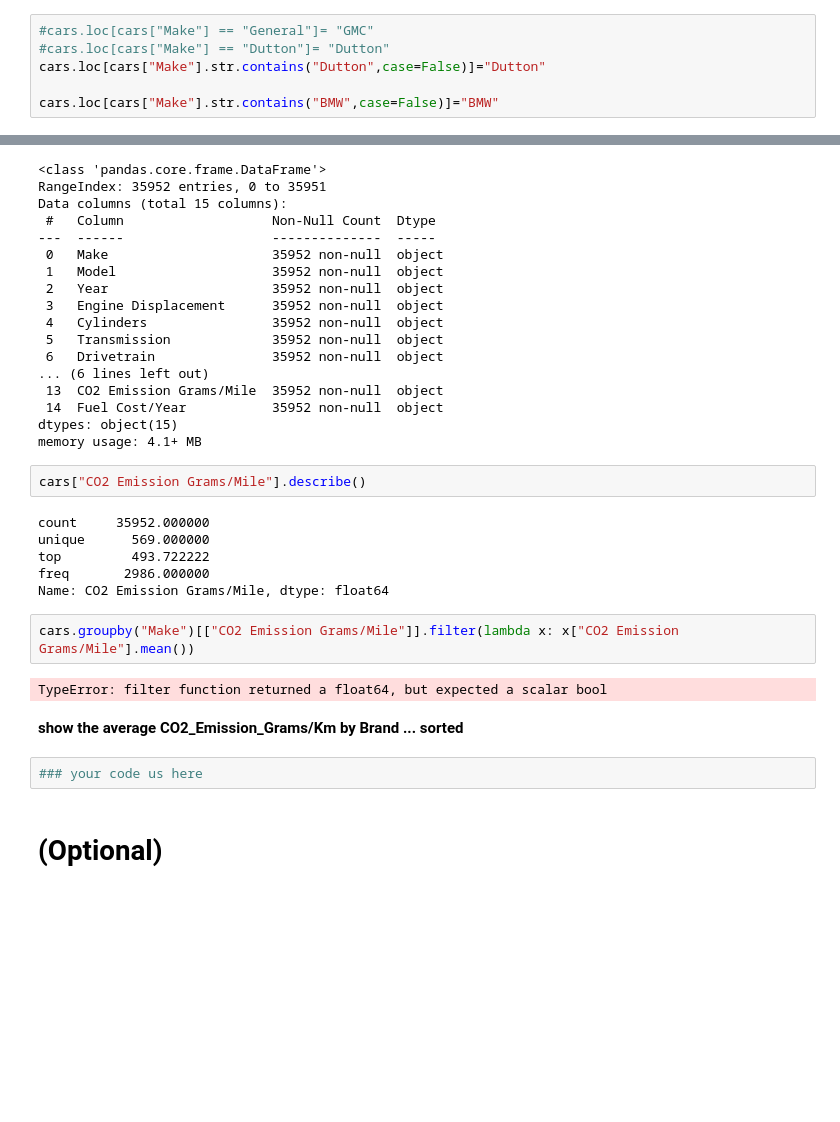
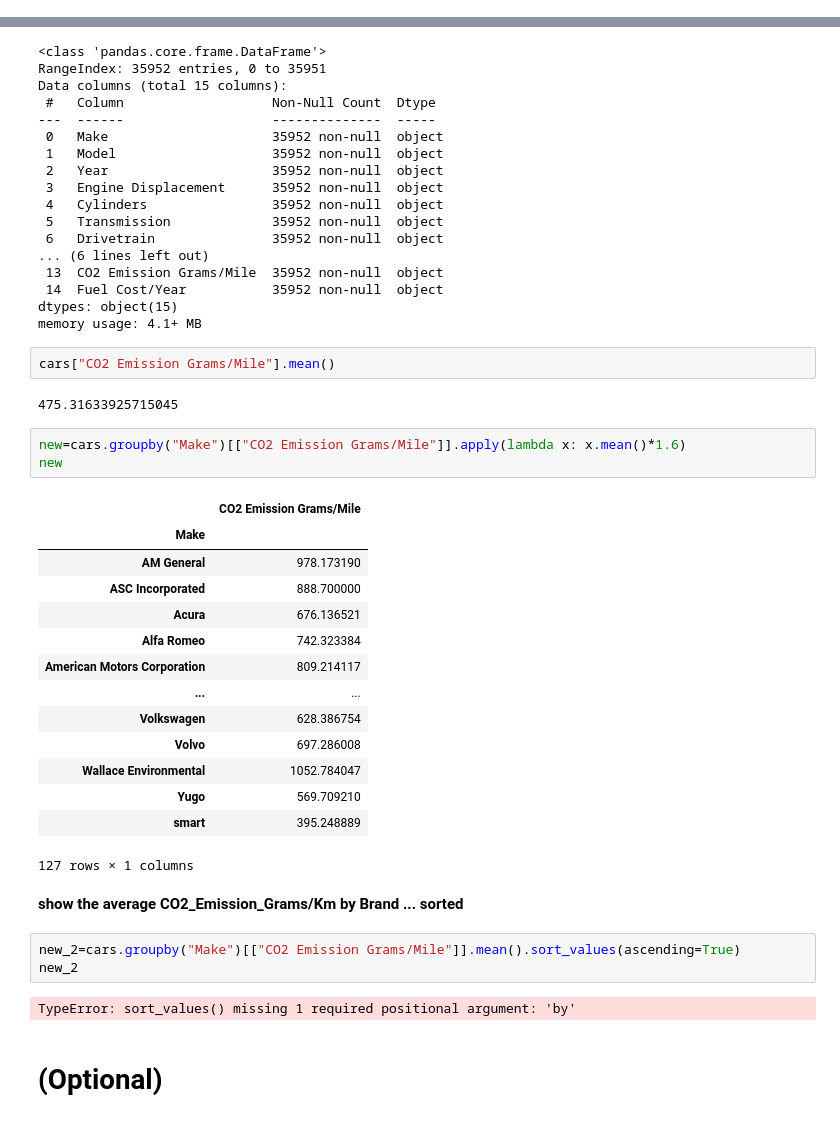
Before and after one commit to ellagoesbeyond/DA_Lab, a Jupyter notebook: week 2/week_two_day_5_Pandas_Grouping_Data_Vehicles_Elisabeth_O.ipynb, the cells around one changed output, grey strips where cells are left out. Drawn from its saved outputs; the diff is of its cells as text; blank space fills up the shorter version.

```diff
--- a/week 2/week_two_day_5_Pandas_Grouping_Data_Vehicles_Elisabeth_O.ipynb
+++ b/week 2/week_two_day_5_Pandas_Grouping_Data_Vehicles_Elisabeth_O.ipynb
@@ -37,6 +16,0 @@ array(['AM General', 'ASC Incorporated', 'Acura', 'Alfa Romeo',
-# %%
-#cars.loc[cars["Make"] == "General"]= "GMC"
-#cars.loc[cars["Make"] == "Dutton"]= "Dutton"
-cars.loc[cars["Make"].str.contains("Dutton",case=False)]="Dutton"
-
-cars.loc[cars["Make"].str.contains("BMW",case=False)]="BMW"
@@ -176,21 +134,34 @@ Data columns (total 15 columns):
 dtypes: object(15)
 memory usage: 4.1+ MB
 # %%
-cars["CO2 Emission Grams/Mile"].describe()
+cars["CO2 Emission Grams/Mile"].mean()
 # %% [output]
-count     35952.000000
-unique      569.000000
-top         493.722222
-freq       2986.000000
-Name: CO2 Emission Grams/Mile, dtype: float64
+475.31633925715045
 # %%
-cars.groupby("Make")[["CO2 Emission Grams/Mile"]].filter(lambda x: x["CO2 Emission Grams/Mile"].mean())
+new=cars.groupby("Make")[["CO2 Emission Grams/Mile"]].apply(lambda x: x.mean()*1.6)
+new
 # %% [output]
+|  | CO2 Emission Grams/Mile |
+| Make |  |
+| AM General | 978.173190 |
+| ASC Incorporated | 888.700000 |
+| Acura | 676.136521 |
+| Alfa Romeo | 742.323384 |
+| American Motors Corporation | 809.214117 |
+| ... | ... |
+| Volkswagen | 628.386754 |
+| Volvo | 697.286008 |
+| Wallace Environmental | 1052.784047 |
+| Yugo | 569.709210 |
+| smart | 395.248889 |
-TypeError: filter function returned a float64, but expected a scalar bool
+127 rows × 1 columns
 # %% [markdown]
 <b>show the average CO2_Emission_Grams/Km  by Brand ... sorted
-# %%
-### your code us here
+# %%
+new_2=cars.groupby("Make")[["CO2 Emission Grams/Mile"]].mean().sort_values(ascending=True)
+new_2
+# %% [output]
+TypeError: sort_values() missing 1 required positional argument: 'by'
 # %% [markdown]
 # (Optional)
 # %% [markdown]
```
Also changed, not shown: parts of 11 cells of this notebook.
